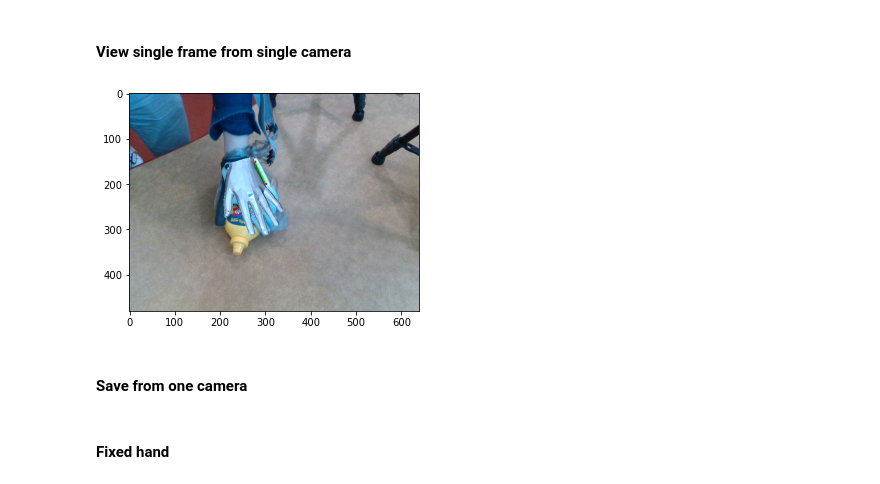
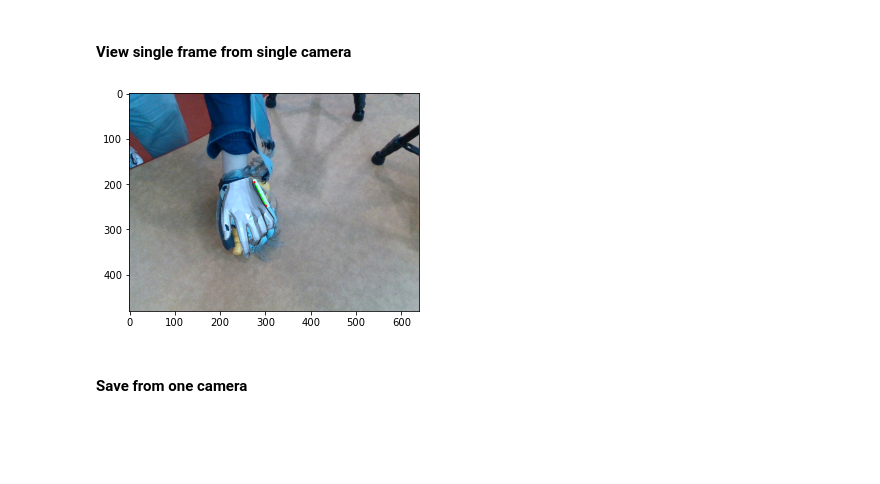
Before and after one commit to lucas-ventura/tactile2object, a Jupyter notebook: real_data/project_hand_to_camera_frame.ipynb, the cells around one changed output. Cells and saved outputs as stored; diff of their text form; code cells hidden in the pictures; blank space fills up the shorter version.

```diff
--- a/real_data/project_hand_to_camera_frame.ipynb
+++ b/real_data/project_hand_to_camera_frame.ipynb
@@ -100,11 +108,11 @@ manus.plot_grasps(height=5)
 # %%
 # Index of first manus grasp peak
-idx_first_m = manus.get_grasps(height=5)[0]
+idx_first_m = 1569
 # Timestamp of first manus grasp peak
 ts_first_m = ts_manus[idx_first_m]
 
 # Frame of first grasp in camera
-frame_first_c = 102
+frame_first_c = 700
 # Timestamp of first pressure in camera
 ts_first_c = ts_camera[frame_first_c]
 
@@ -113,7 +121,7 @@ mc_offset = ts_first_m - ts_first_c
 # %% [markdown]
 #### Synchronize pressure + camera + manus
 # %%
-synchronize = Synchronizer(ts_p=ts_pressure, ts_c=ts_camera, ts_m=ts_manus, pc_offset=pc_offset, mc_offset=0)
+synchronize = Synchronizer(ts_p=ts_pressure, ts_c=ts_camera, ts_m=ts_manus, pc_offset=pc_offset, mc_offset=mc_offset)
 # %% [markdown]
 # Estimate object position
 # %%
@@ -157,30 +165,30 @@ for camera in cameras:
 # %% [markdown]
 #### View single frame from single camera
 # %%
-frame_c = 187 #590,1200
+frame_c = 700 #590,1200
 frame_c = str(frame_c).zfill(6)
 frame_m = synchronize.camera_to_manus(frame_c)
 #pcd = stitched_pcd[frame_c]
 
 camera = cameras[1]
 viewpoint_file = os.path.join(cameras_dir, f"{camera}_viewpoint.json")
 
 corners_w = apriltags.corners_w(idx=frame_c)
 
 if corners_w is not None:
     rectangle = get_rectangle_from_corners(corners_w)
     mesh_hand = manus.from_corners(frame_m, corners_w)
 
     img_mano = save_draw_geometries(mesh_hand, None, viewpoint_file, width=width, height=height).astype(np.uint8)
     img_camera = apriltags.from_idx_camera(frame_c, camera).get_image(show=False)
 
     white_idx = np.argwhere(np.sum(img_mano, axis=-1) > 764)
     img_camera_mano = img_mano
     img_camera_mano[white_idx[:,0],white_idx[:,1],:] = img_camera[white_idx[:,0], white_idx[:,1],:]
 
     plt.imshow(img_camera_mano)
 # %% [output]
-[figure, old version]
+[figure, new version]
 # %% [markdown]
 #### Save from one camera
 # %%
@@ -223,5 +229,3 @@ for frame_c in range(0, 1759): #1759
 
     out_pth = os.path.join(out_dir, f"img_{frame_c}.png")
     im.save(out_pth)
-# %% [markdown]
-#### Fixed hand
```
Also changed, not shown: parts of 3 cells of this notebook.
